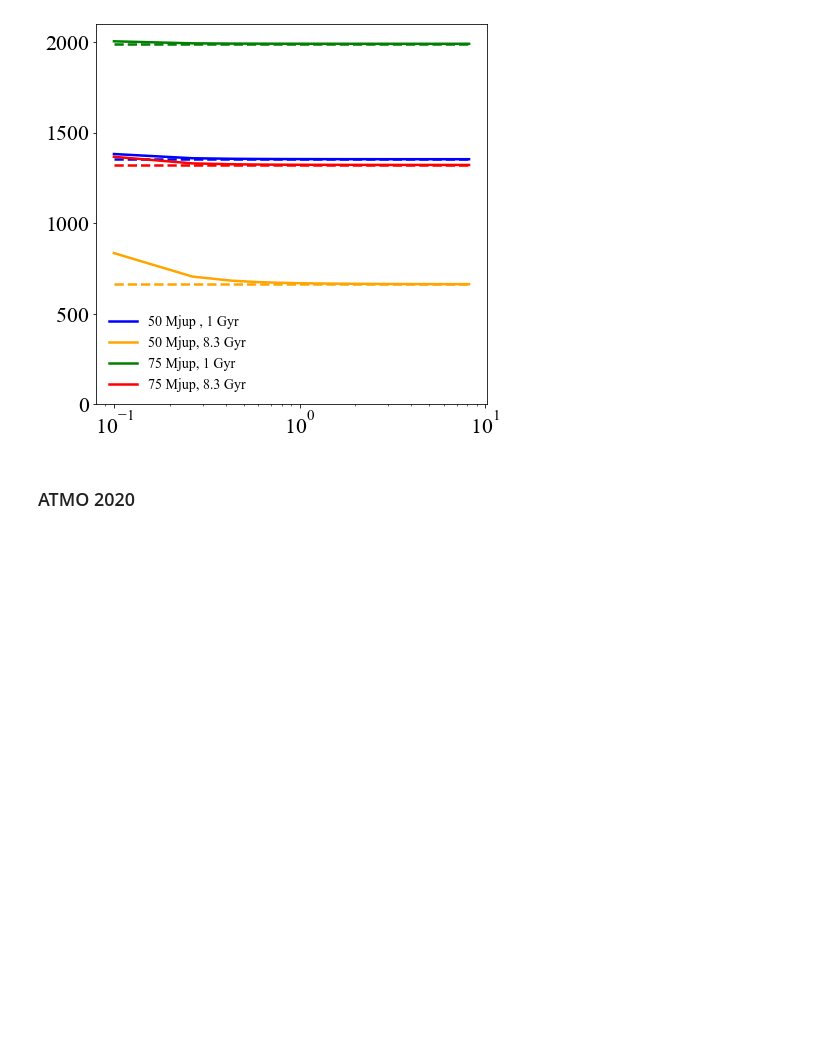
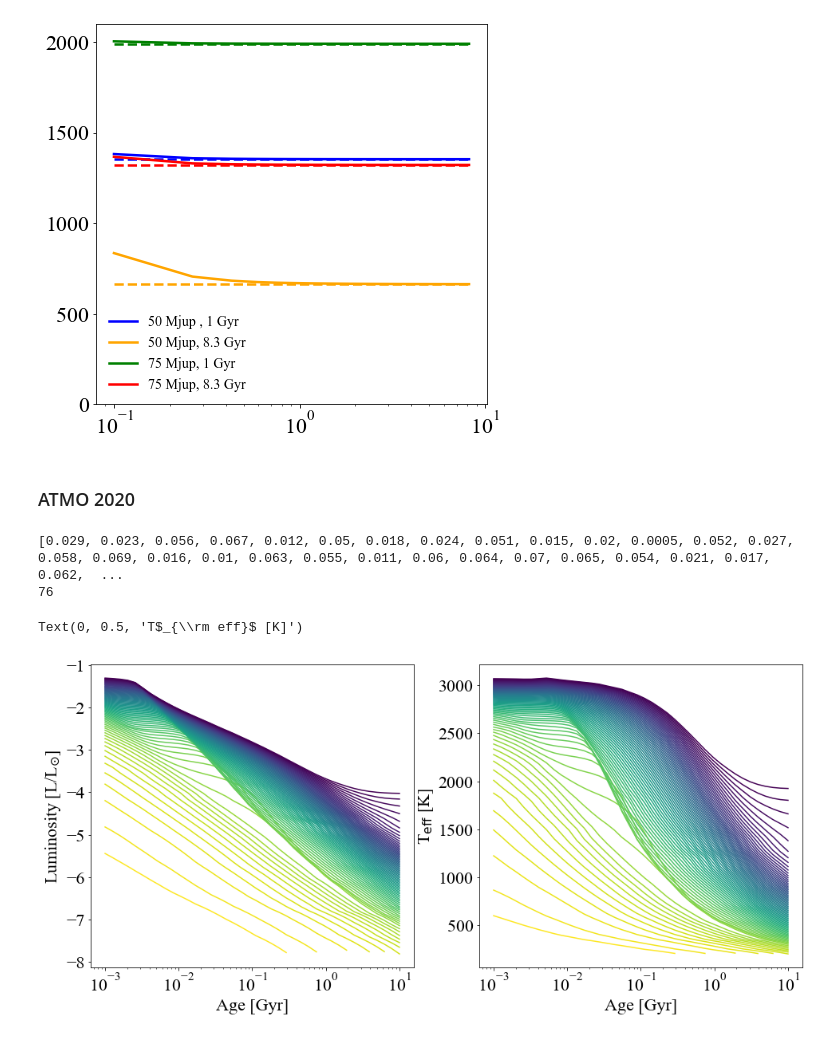
Before and after one commit to SvPoder/exoplanets, a Jupyter notebook: jupyter-notebook/cooling_models.ipynb, the cells around one changed output. Saved outputs shown, nothing was run; the diff lists cells and outputs as text; code cells hidden in the pictures; blank space fills up the shorter version.

```diff
--- a/jupyter-notebook/cooling_models.ipynb
+++ b/jupyter-notebook/cooling_models.ipynb
@@ -138,0 +188,37 @@ branchs = ["JWST_coronagraphy/", "JWST_photometry/", "MKO_WISE_IRAC/"]
+# %%
+print (evolution_ATMO20["M"])
+print (len(evolution_ATMO20["M"]))
+# %% [output]
+[0.029, 0.023, 0.056, 0.067, 0.012, 0.05, 0.018, 0.024, 0.051, 0.015, 0.02, 0.0005, 0.052, 0.027, 0.058, 0.069, 0.016, 0.01, 0.063, 0.055, 0.011, 0.06, 0.064, 0.07, 0.065, 0.054, 0.021, 0.017, 0.062,  ...
+76
+# %%
+fig, ax = plt.subplots(1, 2, figsize=(16, 7))
+
+i     = 0
+ls    = ["-", "--", ":"]
+color = bokeh.palettes.viridis(len(evolution_ATMO20["M"]))
+color = color[::-1]
+
+models = ["ATMO_CEQ/"]#, "ATMO_NEQ_strong/", "ATMO_NEQ_weak/"]
+masses = np.sort(np.asarray(evolution_ATMO20["M"]))
+
+for model in models:
+    j = 0
+    for mass in masses:
+        #if (np.abs(mass-0.06) < 0.009) or (np.abs(mass-0.07) < 0.009):
+        #    print(mass)
+        #    continue
+        ax[0].plot(evolution_ATMO20[model][mass][0], evolution_ATMO20[model][mass][2], ls=ls[i], color=color[j])
+        ax[1].plot(evolution_ATMO20[model][mass][0], evolution_ATMO20[model][mass][1], ls=ls[i], color=color[j])
+        j = j+1
+    i = i+1
+
+ax[0].set_xlabel("Age [Gyr]")
+ax[0].set_xscale("log")
+ax[0].set_ylabel(r"Luminosity [L/L$_{\odot}$]")
+ax[1].set_xlabel("Age [Gyr]")
+ax[1].set_xscale("log")
+ax[1].set_ylabel(r"T$_{\rm eff}$ [K]")
+# %% [output]
+Text(0, 0.5, 'T$_{\\rm eff}$ [K]')
+[figure, added]
```
Also changed, not shown: parts of 13 cells of this notebook.
